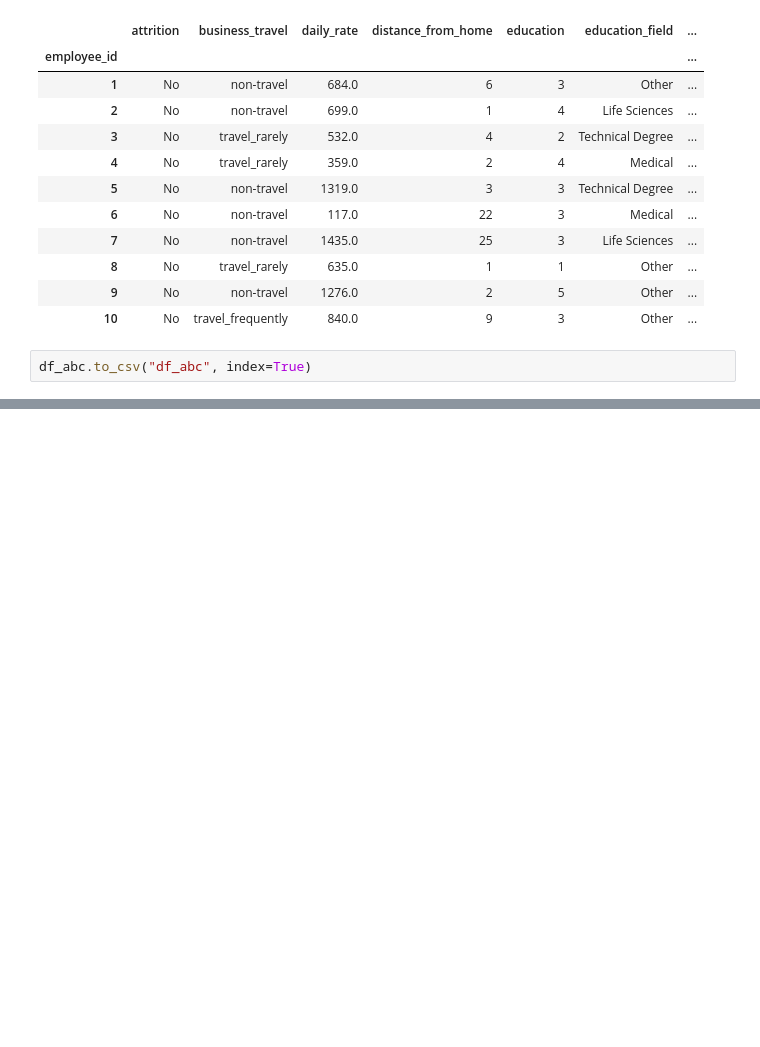
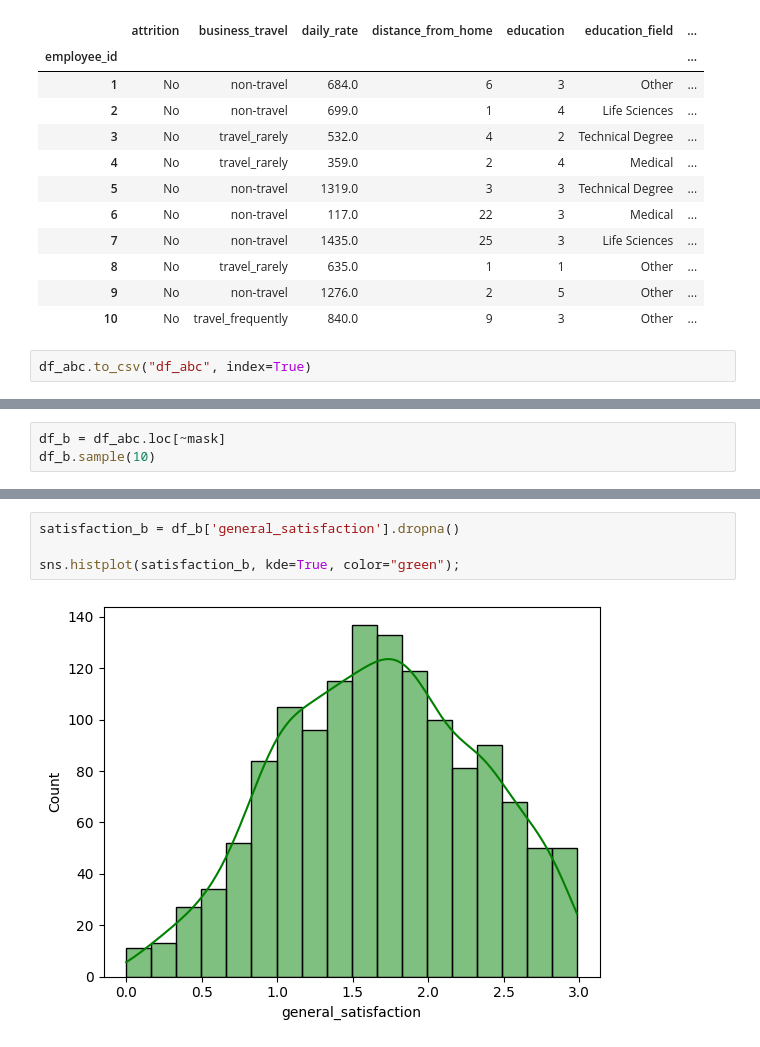
Before and after one commit to nicoleab1/proyecto-da-promo-b-modulo-3-team-2, a Jupyter notebook: proyecto optimizacion de talento.ipynb, the cells around one changed output, grey strips where cells are left out. Cells and saved outputs as stored; diff of their text form; blank space fills up the shorter version.

```diff
--- a/proyecto optimizacion de talento.ipynb
+++ b/proyecto optimizacion de talento.ipynb
@@ -772,0 +965,3 @@ memory usage: 386.2+ KB
+# %%
+df_b = df_abc.loc[~mask]
+df_b.sample(10)
@@ -772,0 +1071,6 @@ memory usage: 386.2+ KB
+# %%
+satisfaction_b = df_b['general_satisfaction'].dropna()
+
+sns.histplot(satisfaction_b, kde=True, color="green");
+# %% [output]
+[figure, added]
```
Also changed, not shown: parts of 41 cells of this notebook, 2 other files.
